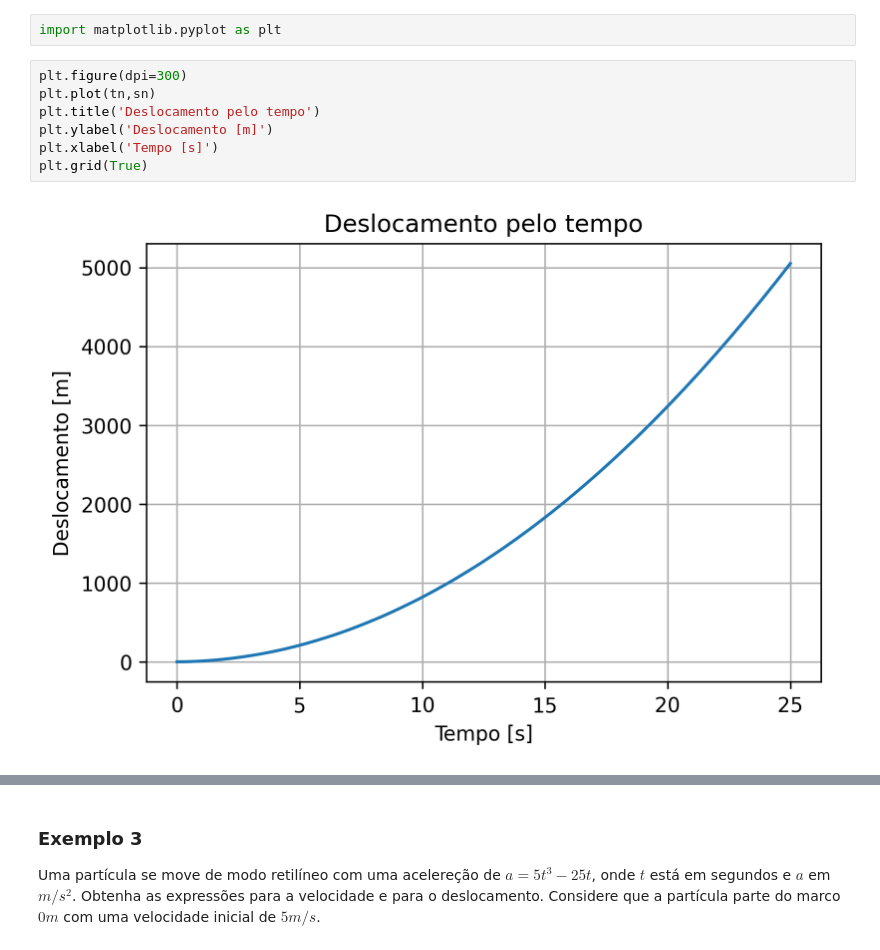
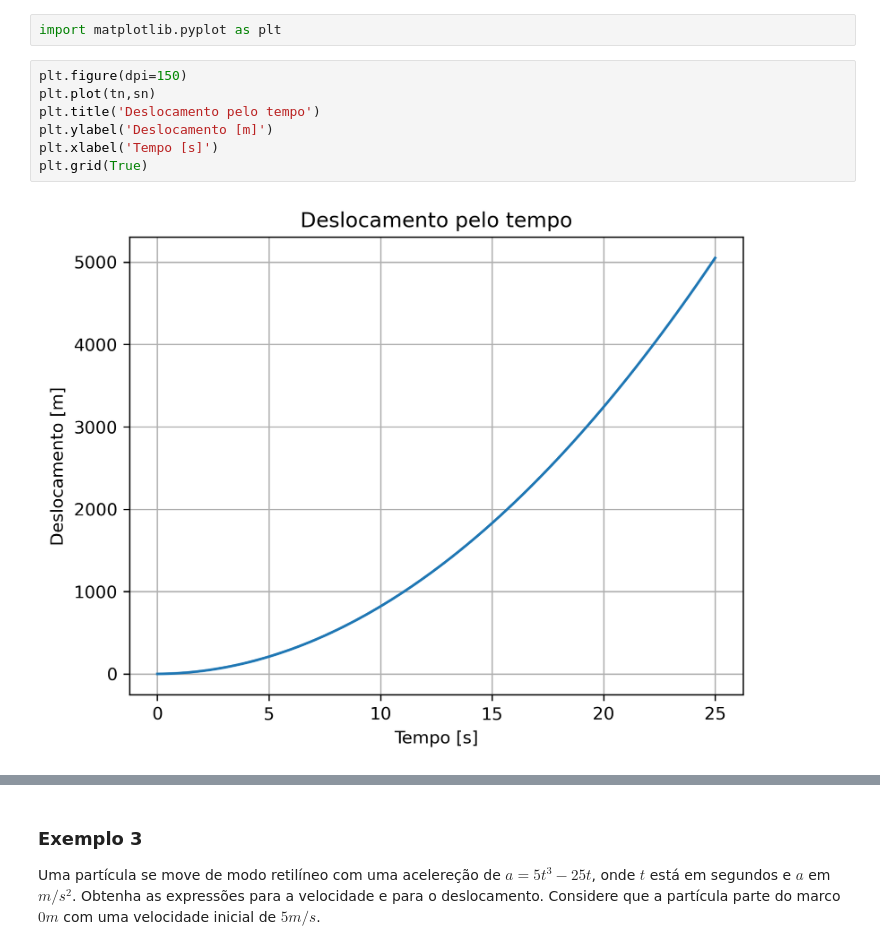
Before and after one commit to Pi-vi/Aulas_Dinamica, a Jupyter notebook: Din2.ipynb, the cells around one changed output, grey strips where cells are left out. Cells and saved outputs as stored; diff of their text form.

```diff
--- a/Din2.ipynb
+++ b/Din2.ipynb
@@ -129,12 +145,12 @@ for i in range(0,len(tn)):
 # %%
 import matplotlib.pyplot as plt
 # %%
-plt.figure(dpi=300)
+plt.figure(dpi=150)
 plt.plot(tn,sn)
 plt.title('Deslocamento pelo tempo')
 plt.ylabel('Deslocamento [m]')
 plt.xlabel('Tempo [s]')
 plt.grid(True)
 # %% [output]
-[figure, old version]
+[figure, new version]
 # %%
```
Also changed, not shown: parts of 94 cells of this notebook, 58 other files.
